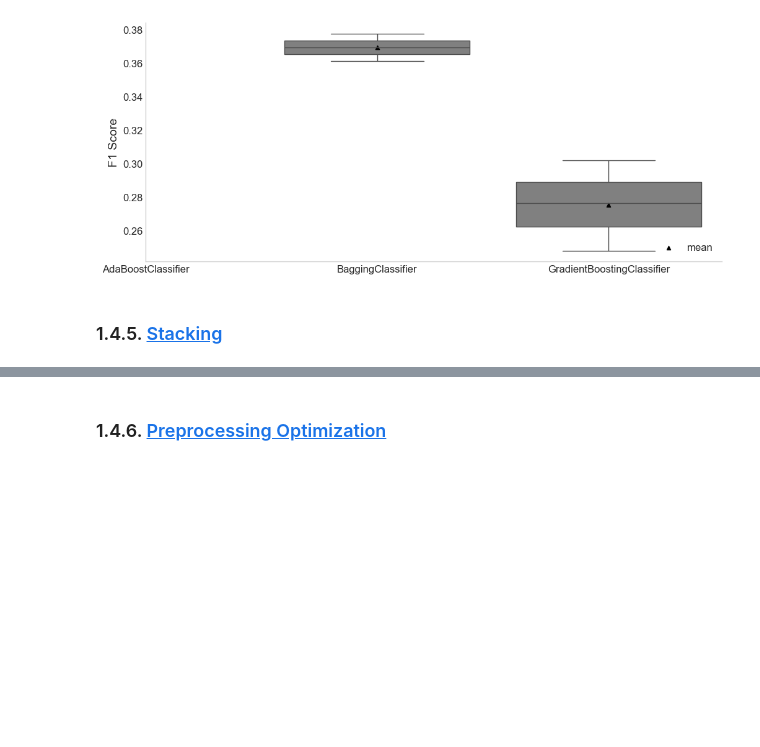
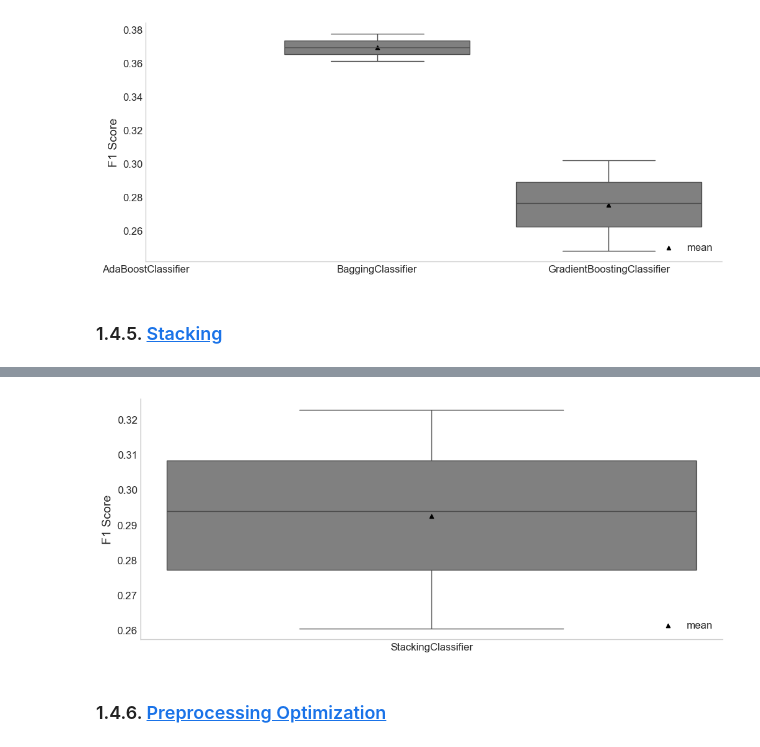
Before and after one commit to DiogoPF/Multiclass_Classification-WCB, a Jupyter notebook: Pipeline_diogo.ipynb, the cells around one changed output, grey strips where cells are left out. Cells and saved outputs as stored; diff of their text form; code cells hidden in the pictures; blank space fills up the shorter version.

```diff
--- a/Pipeline_diogo.ipynb
+++ b/Pipeline_diogo.ipynb
@@ -2305,3 +2327,7 @@ ensemble_opt_boxplot = compare_models_boxplots(ensemble_opt_models_gs)
+# %%
+stacking_boxplots = compare_models_boxplots(stacking_gs)
+# %% [output]
+[figure, added]
 # %% [markdown]
 ### 1.4.6. <a id='toc1_4_6_'></a>[Preprocessing Optimization](#toc0_)
 # %%
```
Also changed, not shown: parts of 4 cells of this notebook.
